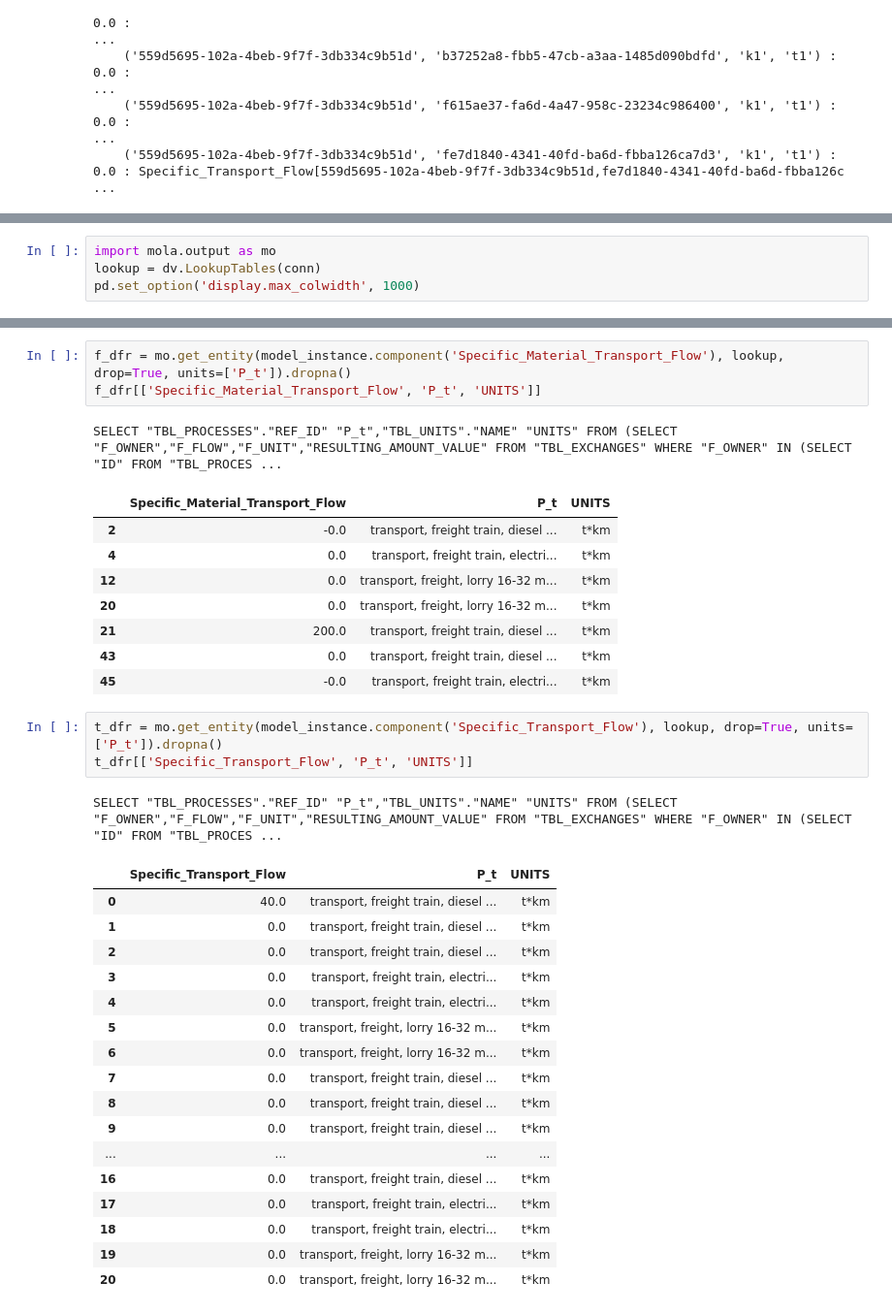
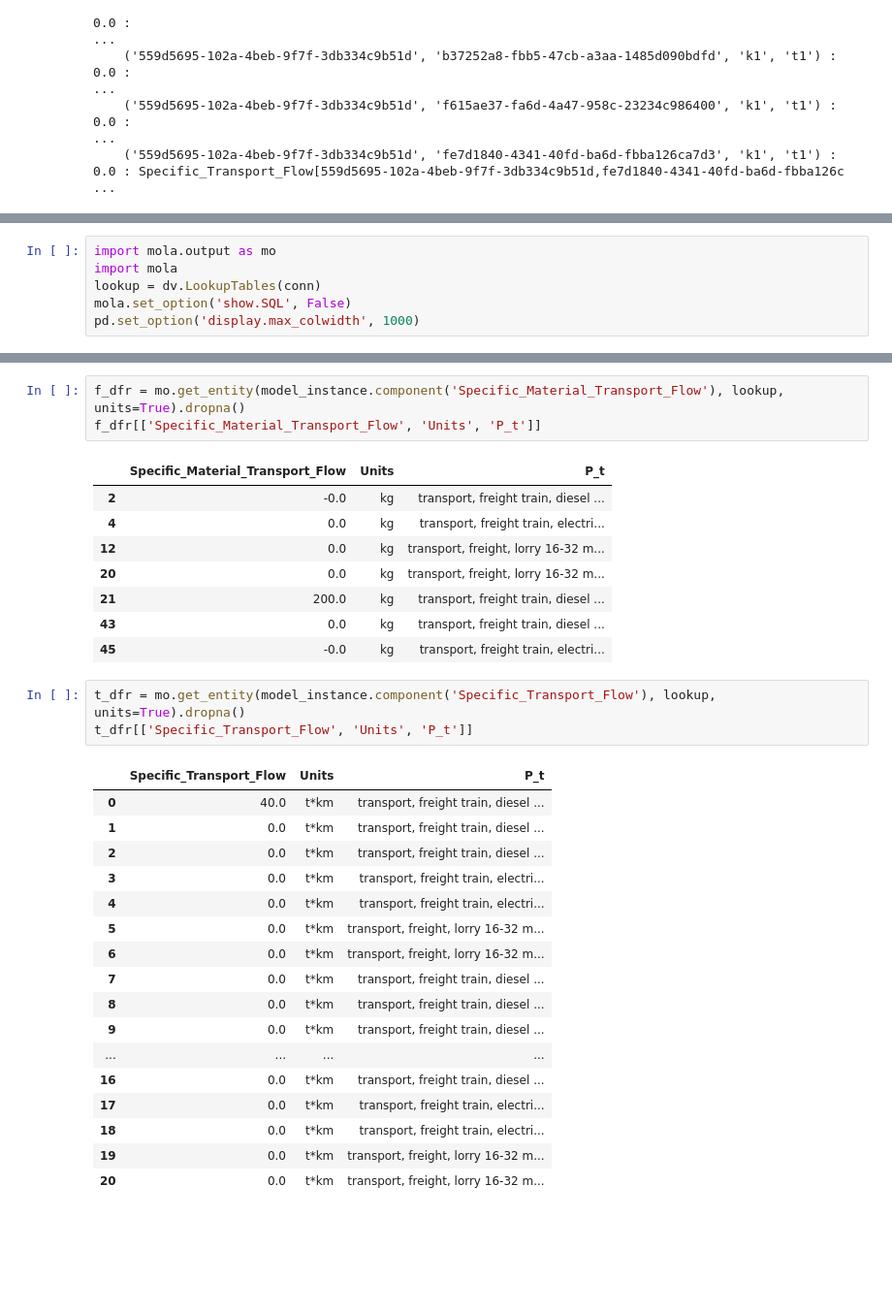
Before and after one commit to MGuo-Lab/LCA, a Jupyter notebook: notebooks/Toy_Problem_C1_Orange_Juice.ipynb, the cells around one changed output, grey strips where cells are left out. Shown at 97% size. Drawn from its saved outputs; the diff is of its cells as text; blank space fills up the shorter version.

Commit message:
Added units to mola output

```diff
--- a/notebooks/Toy_Problem_C1_Orange_Juice.ipynb
+++ b/notebooks/Toy_Problem_C1_Orange_Juice.ipynb
@@ -337,4 +331,6 @@ We use the `mola.output` module to prettify the output.
 # %%
 import mola.output as mo
+import mola
 lookup = dv.LookupTables(conn)
+mola.set_option('show.SQL', False)
 pd.set_option('display.max_colwidth', 1000)
@@ -356,35 +345,33 @@ SELECT "TBL_PROCESSES"."REF_ID" "P_m","TBL_UNITS"."NAME" "UNITS" FROM (SELECT "F
 # %%
-f_dfr = mo.get_entity(model_instance.component('Specific_Material_Transport_Flow'), lookup, drop=True, units=['P_t']).dropna()
-f_dfr[['Specific_Material_Transport_Flow', 'P_t', 'UNITS']]
+f_dfr = mo.get_entity(model_instance.component('Specific_Material_Transport_Flow'), lookup, units=True).dropna()
+f_dfr[['Specific_Material_Transport_Flow', 'Units', 'P_t']]
 # %% [output]
-SELECT "TBL_PROCESSES"."REF_ID" "P_t","TBL_UNITS"."NAME" "UNITS" FROM (SELECT "F_OWNER","F_FLOW","F_UNIT","RESULTING_AMOUNT_VALUE" FROM "TBL_EXCHANGES" WHERE "F_OWNER" IN (SELECT "ID" FROM "TBL_PROCES ...
-|  | Specific_Material_Transport_Flow | P_t | UNITS |
-| 2 | -0.0 | transport, freight train, diesel ... | t*km |
-| 4 | 0.0 | transport, freight train, electri... | t*km |
-| 12 | 0.0 | transport, freight, lorry 16-32 m... | t*km |
-| 20 | 0.0 | transport, freight, lorry 16-32 m... | t*km |
-| 21 | 200.0 | transport, freight train, diesel ... | t*km |
-| 43 | 0.0 | transport, freight train, diesel ... | t*km |
-| 45 | -0.0 | transport, freight train, electri... | t*km |
+|  | Specific_Material_Transport_Flow | Units | P_t |
+| 2 | -0.0 | kg | transport, freight train, diesel ... |
+| 4 | 0.0 | kg | transport, freight train, electri... |
+| 12 | 0.0 | kg | transport, freight, lorry 16-32 m... |
+| 20 | 0.0 | kg | transport, freight, lorry 16-32 m... |
+| 21 | 200.0 | kg | transport, freight train, diesel ... |
+| 43 | 0.0 | kg | transport, freight train, diesel ... |
+| 45 | -0.0 | kg | transport, freight train, electri... |
 # %%
-t_dfr = mo.get_entity(model_instance.component('Specific_Transport_Flow'), lookup, drop=True, units=['P_t']).dropna()
-t_dfr[['Specific_Transport_Flow', 'P_t', 'UNITS']]
+t_dfr = mo.get_entity(model_instance.component('Specific_Transport_Flow'), lookup, units=True).dropna()
+t_dfr[['Specific_Transport_Flow', 'Units', 'P_t']]
 # %% [output]
-SELECT "TBL_PROCESSES"."REF_ID" "P_t","TBL_UNITS"."NAME" "UNITS" FROM (SELECT "F_OWNER","F_FLOW","F_UNIT","RESULTING_AMOUNT_VALUE" FROM "TBL_EXCHANGES" WHERE "F_OWNER" IN (SELECT "ID" FROM "TBL_PROCES ...
-|  | Specific_Transport_Flow | P_t | UNITS |
-| 0 | 40.0 | transport, freight train, diesel ... | t*km |
-| 1 | 0.0 | transport, freight train, diesel ... | t*km |
-| 2 | 0.0 | transport, freight train, diesel ... | t*km |
-| 3 | 0.0 | transport, freight train, electri... | t*km |
-| 4 | 0.0 | transport, freight train, electri... | t*km |
-| 5 | 0.0 | transport, freight, lorry 16-32 m... | t*km |
-| 6 | 0.0 | transport, freight, lorry 16-32 m... | t*km |
-| 7 | 0.0 | transport, freight train, diesel ... | t*km |
-| 8 | 0.0 | transport, freight train, diesel ... | t*km |
-| 9 | 0.0 | transport, freight train, diesel ... | t*km |
+|  | Specific_Transport_Flow | Units | P_t |
+| 0 | 40.0 | t*km | transport, freight train, diesel ... |
+| 1 | 0.0 | t*km | transport, freight train, diesel ... |
+| 2 | 0.0 | t*km | transport, freight train, diesel ... |
+| 3 | 0.0 | t*km | transport, freight train, electri... |
+| 4 | 0.0 | t*km | transport, freight train, electri... |
+| 5 | 0.0 | t*km | transport, freight, lorry 16-32 m... |
+| 6 | 0.0 | t*km | transport, freight, lorry 16-32 m... |
+| 7 | 0.0 | t*km | transport, freight train, diesel ... |
+| 8 | 0.0 | t*km | transport, freight train, diesel ... |
+| 9 | 0.0 | t*km | transport, freight train, diesel ... |
 | ... | ... | ... | ... |
-| 16 | 0.0 | transport, freight train, diesel ... | t*km |
-| 17 | 0.0 | transport, freight train, electri... | t*km |
-| 18 | 0.0 | transport, freight train, electri... | t*km |
-| 19 | 0.0 | transport, freight, lorry 16-32 m... | t*km |
-| 20 | 0.0 | transport, freight, lorry 16-32 m... | t*km |
+| 16 | 0.0 | t*km | transport, freight train, diesel ... |
+| 17 | 0.0 | t*km | transport, freight train, electri... |
+| 18 | 0.0 | t*km | transport, freight train, electri... |
+| 19 | 0.0 | t*km | transport, freight, lorry 16-32 m... |
+| 20 | 0.0 | t*km | transport, freight, lorry 16-32 m... |
```
Also changed, not shown: parts of 4 cells of this notebook, 17 other files.
